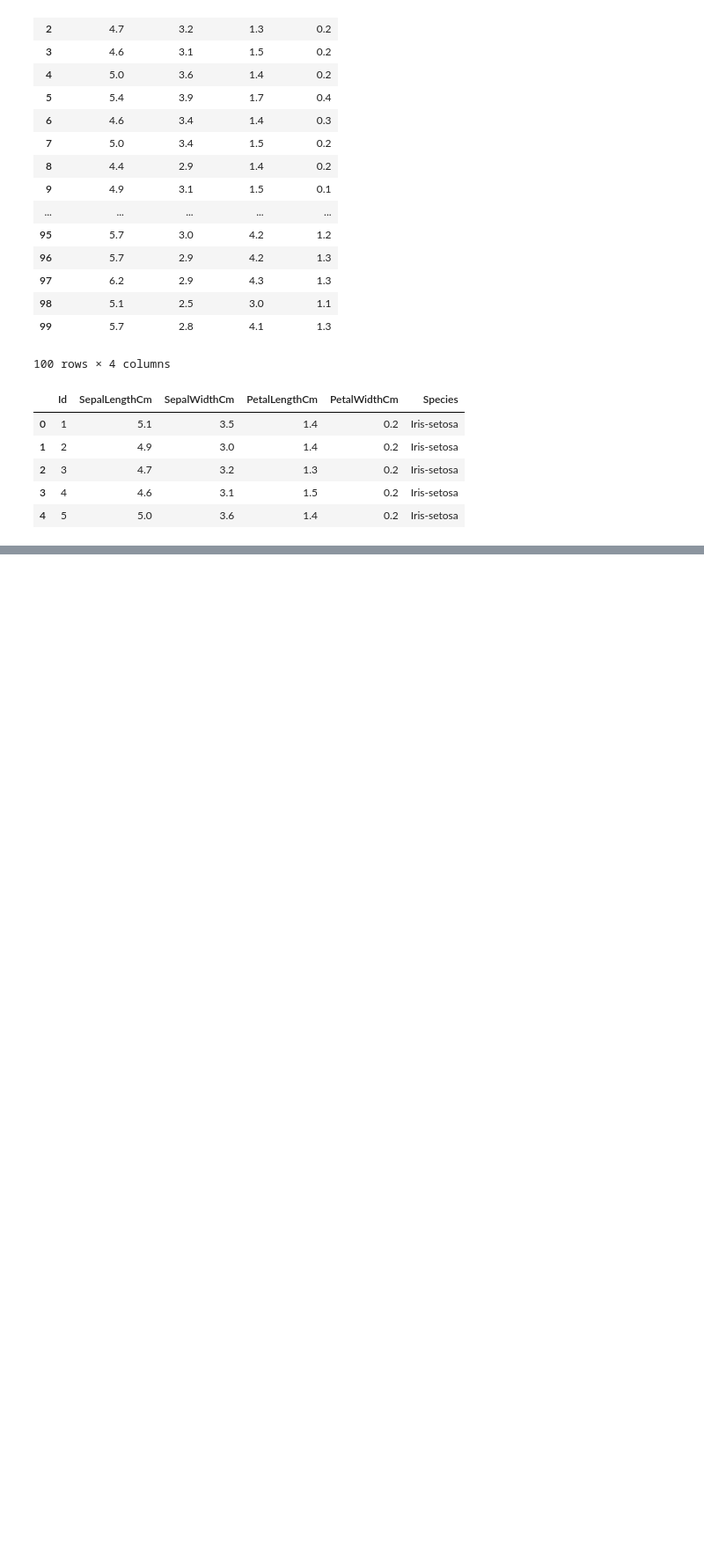
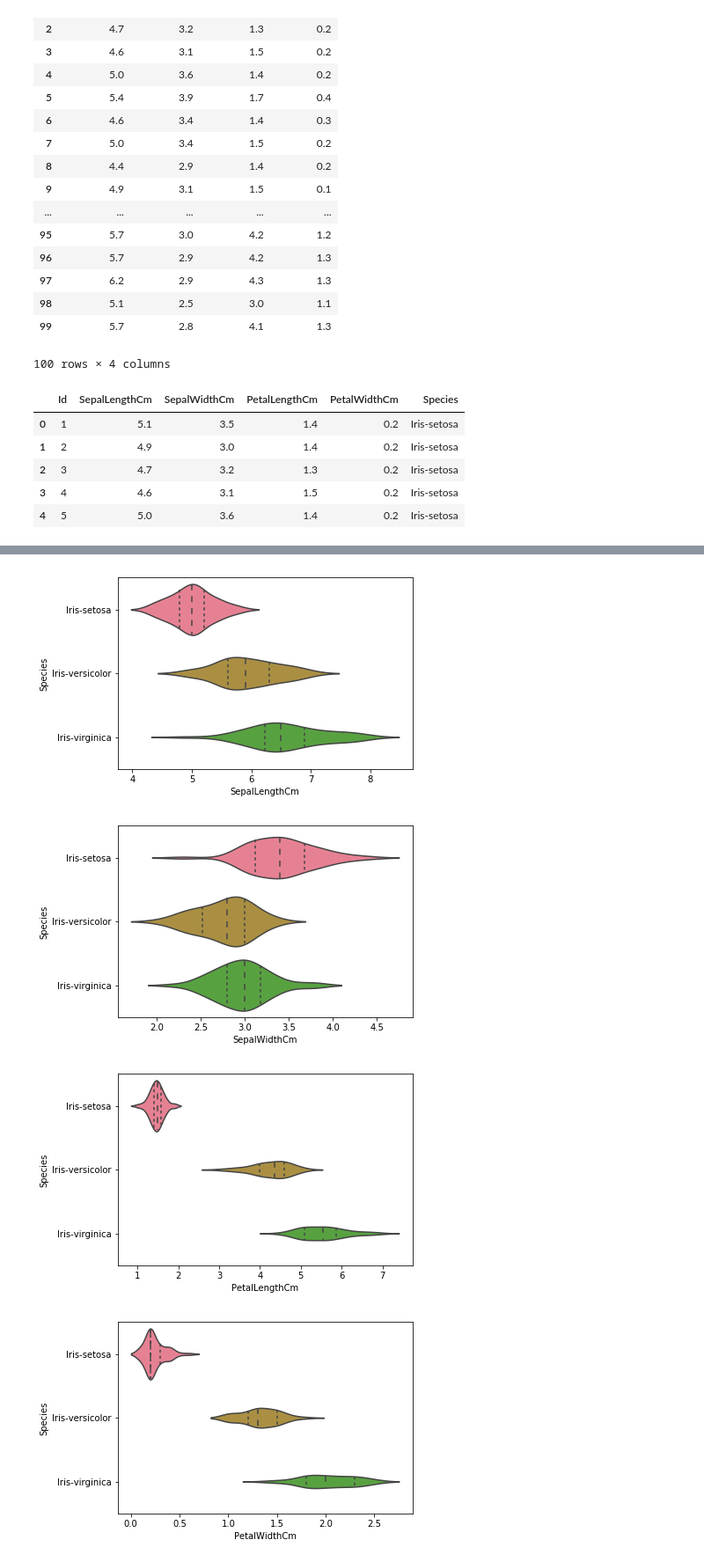
Before and after one commit to oscarso2000/Machine-Learning-Test, a Jupyter notebook: Iris Machine Learning.ipynb, the cells around one changed output, grey strips where cells are left out. Shown: that part at 88% size. Cells and saved outputs as stored; diff of their text form; code cells hidden in the pictures; blank space fills up the shorter version.

```diff
--- a/Iris Machine Learning.ipynb
+++ b/Iris Machine Learning.ipynb
@@ -111,0 +144,14 @@ data.head()
+# %%
+g = sns.violinplot(y='Species', x='SepalLengthCm', data=data, inner='quartile')
+plt.show()
+g = sns.violinplot(y='Species', x='SepalWidthCm', data=data, inner='quartile')
+plt.show()
+g = sns.violinplot(y='Species', x='PetalLengthCm', data=data, inner='quartile')
+plt.show()
+g = sns.violinplot(y='Species', x='PetalWidthCm', data=data, inner='quartile')
+plt.show()
+# %% [output]
+[figure, added]
+[figure, added]
+[figure, added]
+[figure, added]
```
Also changed, not shown: parts of 3 cells of this notebook.
